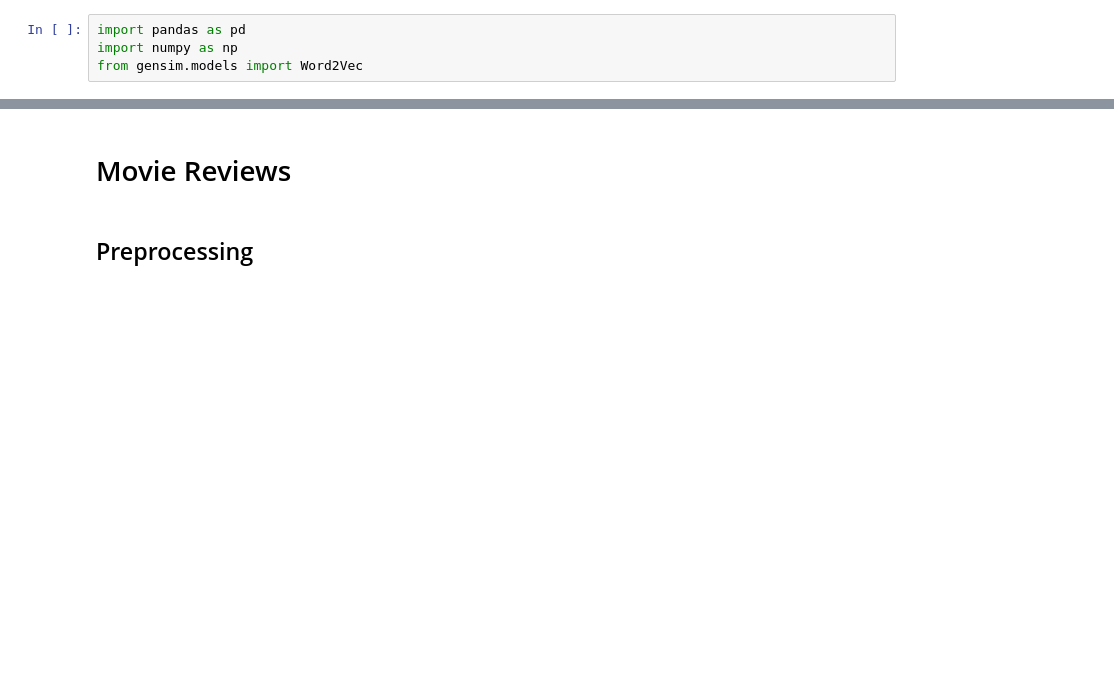
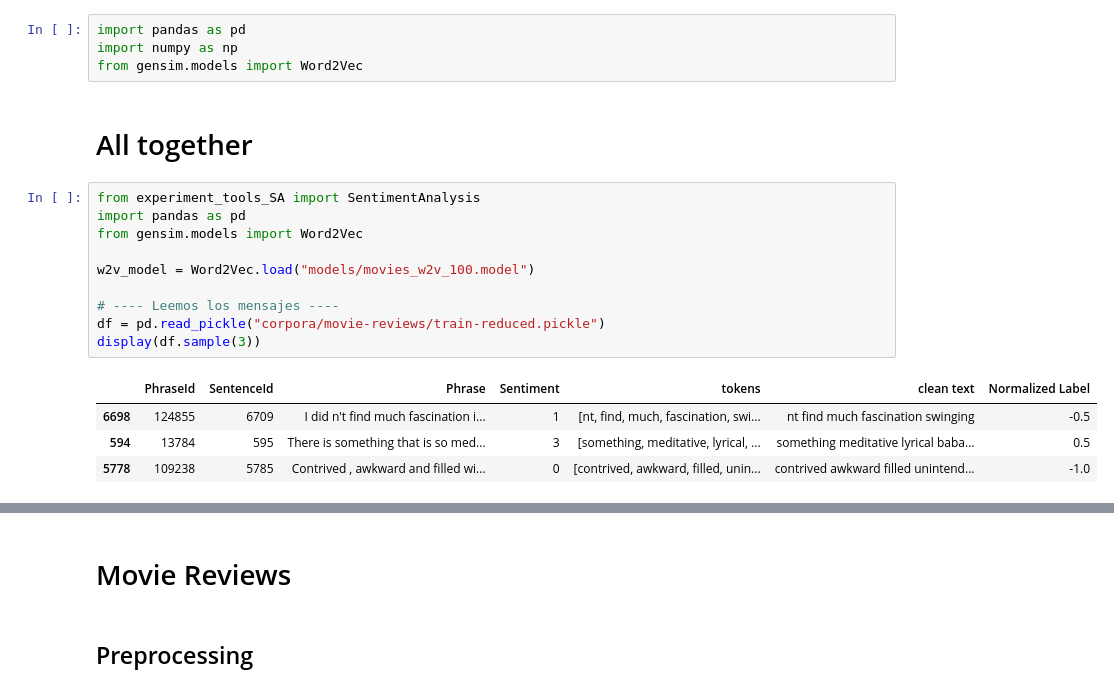
Before and after one commit to gmauricio-toledo/SA-paper, a Jupyter notebook: MoviesCorpus-experiments.ipynb, the cells around one changed output, grey strips where cells are left out. Drawn from its saved outputs; the diff is of its cells as text; blank space fills up the shorter version.

```diff
--- a/MoviesCorpus-experiments.ipynb
+++ b/MoviesCorpus-experiments.ipynb
@@ -2,3 +2,20 @@
 import pandas as pd
 import numpy as np
 from gensim.models import Word2Vec
+# %% [markdown]
+# All together
+# %%
+from experiment_tools_SA import SentimentAnalysis
+import pandas as pd
+from gensim.models import Word2Vec
+
+w2v_model = Word2Vec.load("models/movies_w2v_100.model")
+
+# ---- Leemos los mensajes ----
+df = pd.read_pickle("corpora/movie-reviews/train-reduced.pickle")
+display(df.sample(3))
+# %% [output]
+|  | PhraseId | SentenceId | Phrase | Sentiment | tokens | clean text | Normalized Label |
+| 6698 | 124855 | 6709 | I did n't find much fascination i... | 1 | [nt, find, much, fascination, swi... | nt find much fascination swinging | -0.5 |
+| 594 | 13784 | 595 | There is something that is so med... | 3 | [something, meditative, lyrical, ... | something meditative lyrical baba... | 0.5 |
+| 5778 | 109238 | 5785 | Contrived , awkward and filled wi... | 0 | [contrived, awkward, filled, unin... | contrived awkward filled unintend... | -1.0 |
```
Also changed, not shown: parts of 4 cells of this notebook, 7 other files.
